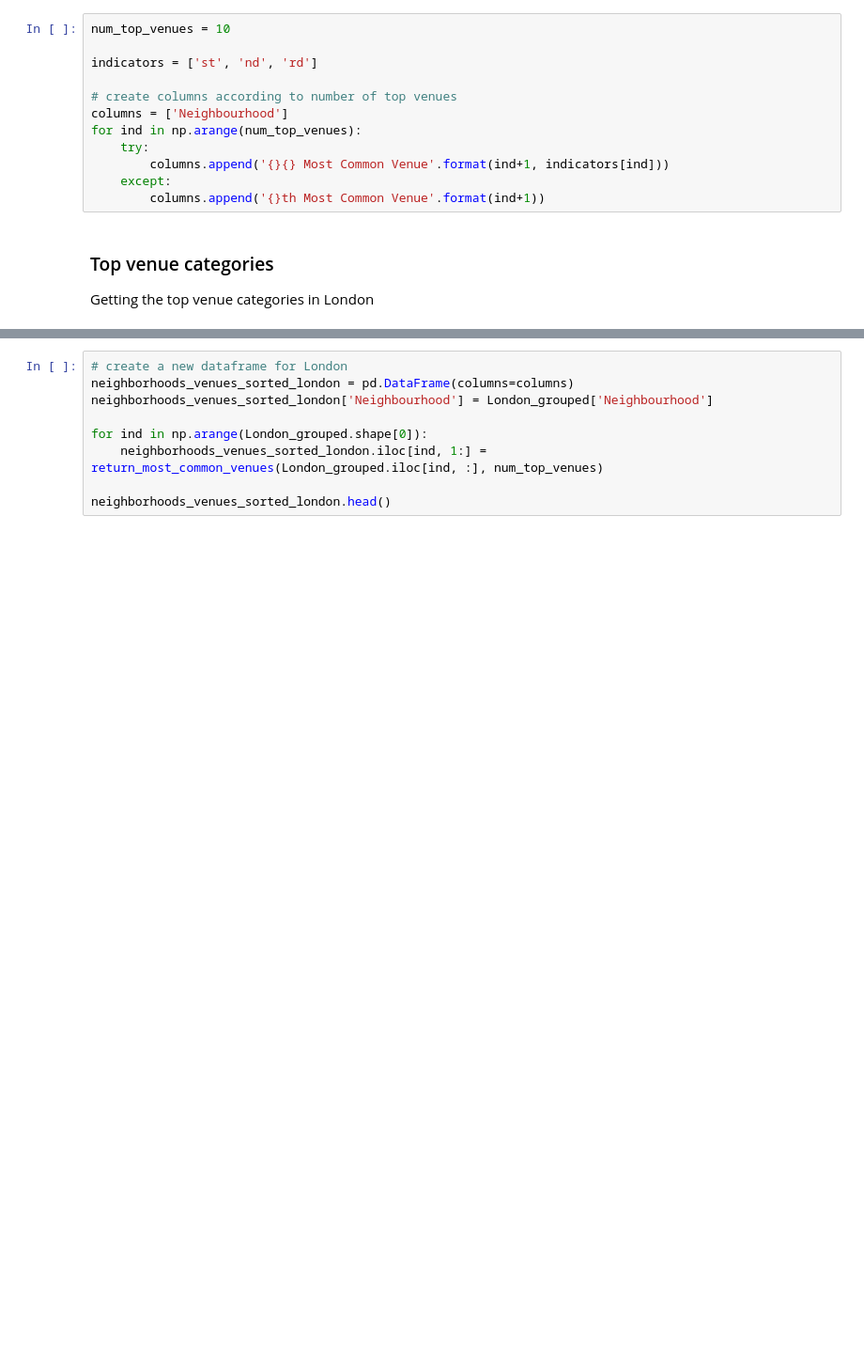
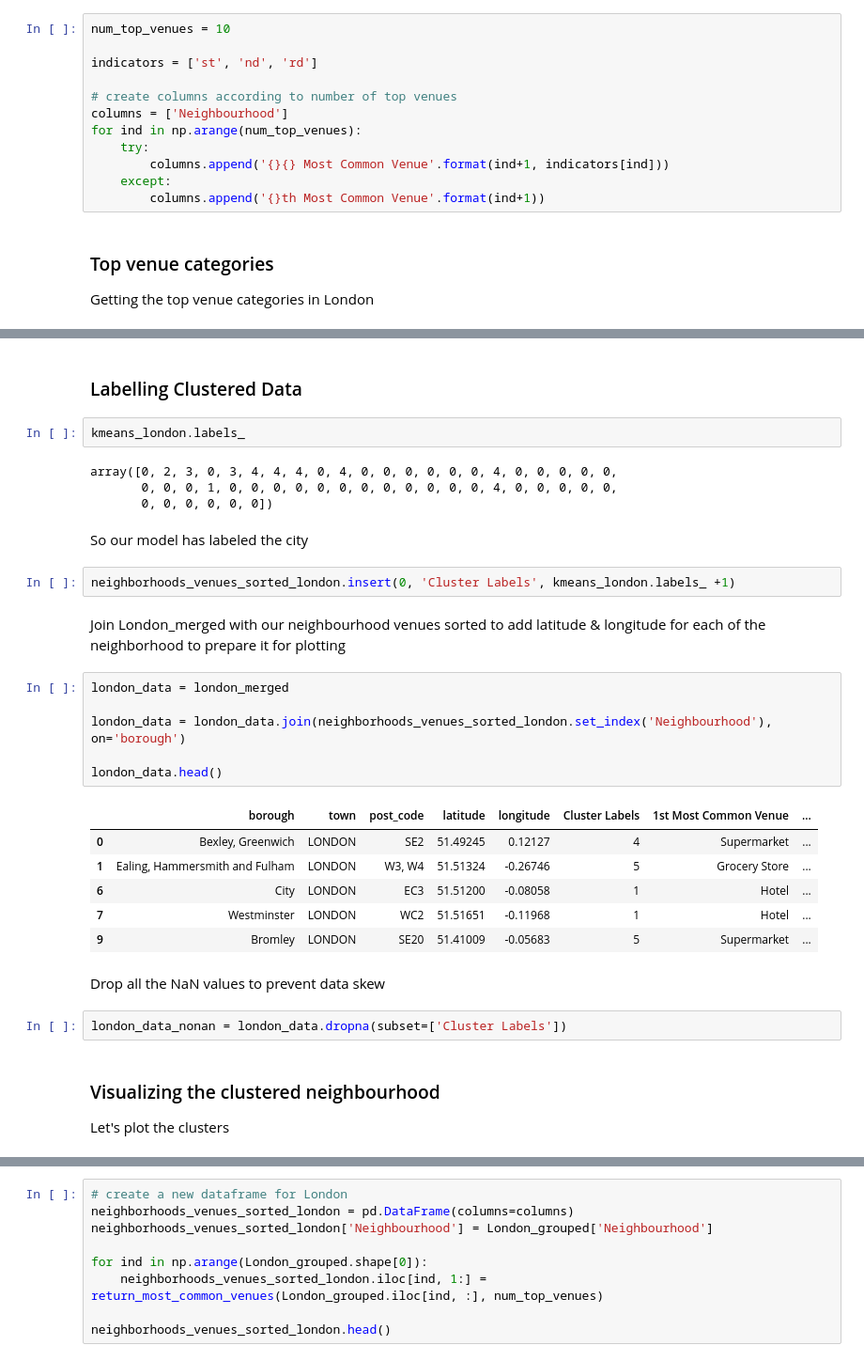
Before and after one commit to amanattar/A-Tale-of-Two-Cities, a Jupyter notebook: Tale_of_Two_Cities_Data_Science_Project.ipynb, the cells around one changed output, grey strips where cells are left out. Shown at 94% size. Drawn from its saved outputs; the diff is of its cells as text; blank space fills up the shorter version.

```diff
--- a/Tale_of_Two_Cities_Data_Science_Project.ipynb
+++ b/Tale_of_Two_Cities_Data_Science_Project.ipynb
@@ -1288,0 +1307,35 @@ Getting the top venue categories in London
+# %% [markdown]
+### Labelling Clustered Data
+# %%
+kmeans_london.labels_
+# %% [output]
+array([0, 2, 3, 0, 3, 4, 4, 4, 0, 4, 0, 0, 0, 0, 0, 0, 4, 0, 0, 0, 0, 0,
+       0, 0, 0, 1, 0, 0, 0, 0, 0, 0, 0, 0, 0, 0, 0, 0, 4, 0, 0, 0, 0, 0,
+       0, 0, 0, 0, 0, 0])
+# %% [markdown]
+So our model has labeled the city
+# %%
+neighborhoods_venues_sorted_london.insert(0, 'Cluster Labels', kmeans_london.labels_ +1)
+# %% [markdown]
+Join London_merged with our neighbourhood venues sorted to add latitude & longitude for each of the neighborhood to prepare it for plotting
+# %%
+london_data = london_merged
+
+london_data = london_data.join(neighborhoods_venues_sorted_london.set_index('Neighbourhood'), on='borough')
+
+london_data.head()
+# %% [output]
+|  | borough | town | post_code | latitude | longitude | Cluster Labels | 1st Most Common Venue | ... |
+| 0 | Bexley, Greenwich | LONDON | SE2 | 51.49245 | 0.12127 | 4 | Supermarket | ... |
+| 1 | Ealing, Hammersmith and Fulham | LONDON | W3, W4 | 51.51324 | -0.26746 | 5 | Grocery Store | ... |
+| 6 | City | LONDON | EC3 | 51.51200 | -0.08058 | 1 | Hotel | ... |
+| 7 | Westminster | LONDON | WC2 | 51.51651 | -0.11968 | 1 | Hotel | ... |
+| 9 | Bromley | LONDON | SE20 | 51.41009 | -0.05683 | 5 | Supermarket | ... |
+# %% [markdown]
+
+Drop all the NaN values to prevent data skew
+# %%
+london_data_nonan = london_data.dropna(subset=['Cluster Labels'])
+# %% [markdown]
+### Visualizing the clustered neighbourhood
+Let's plot the clusters
```
Also changed, not shown: parts of 16 cells of this notebook.
